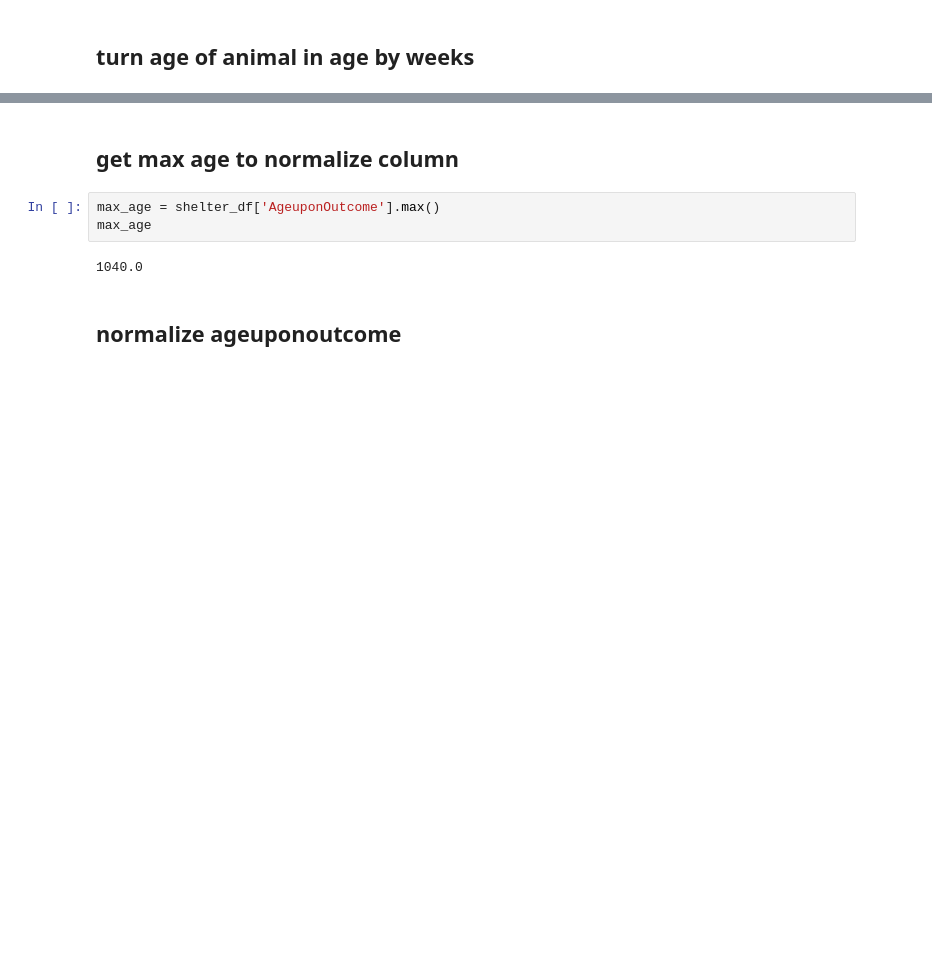
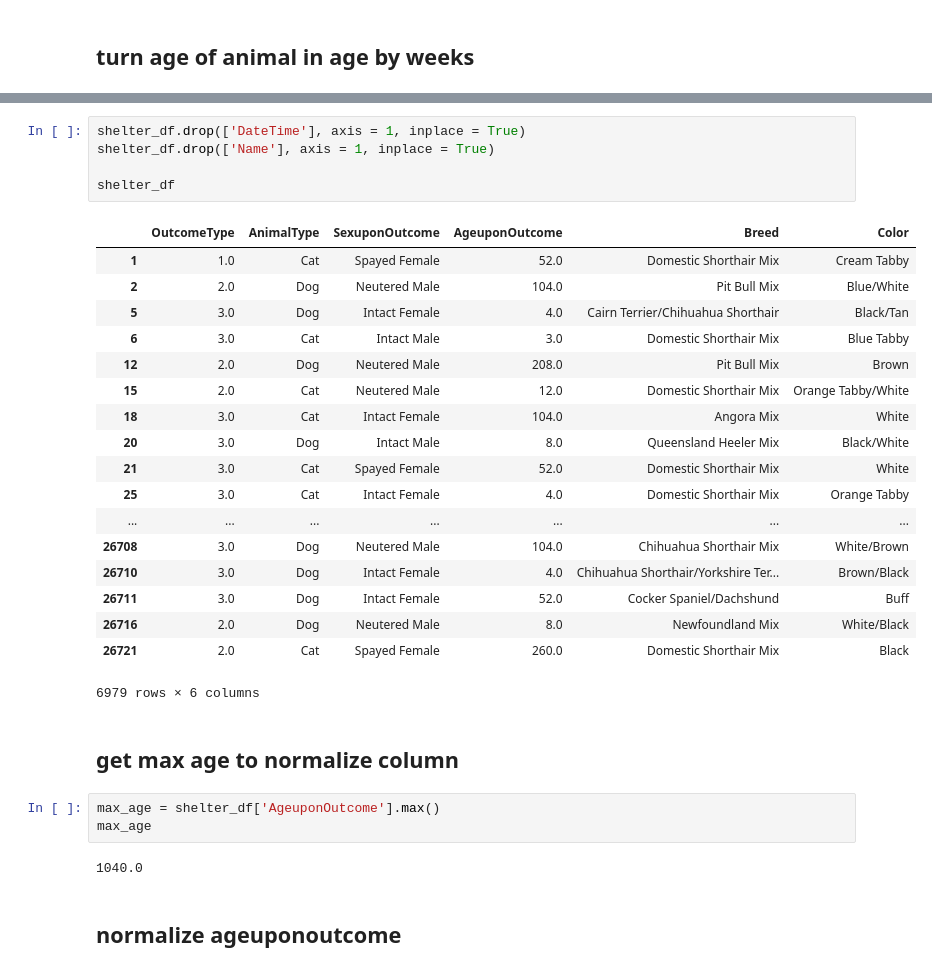
Before and after one commit to cedrictongg/CS5661_DataScience, a Jupyter notebook: project.ipynb, the cells around one changed output, grey strips where cells are left out. Cells and saved outputs as stored; diff of their text form; blank space fills up the shorter version.

```diff
--- a/project.ipynb
+++ b/project.ipynb
@@ -154,3 +240,27 @@ Name: AgeuponOutcome, dtype: float64
+# %%
+shelter_df.drop(['DateTime'], axis = 1, inplace = True)
+shelter_df.drop(['Name'], axis = 1, inplace = True)
+
+shelter_df
+# %% [output]
+|  | OutcomeType | AnimalType | SexuponOutcome | AgeuponOutcome | Breed | Color |
+| 1 | 1.0 | Cat | Spayed Female | 52.0 | Domestic Shorthair Mix | Cream Tabby |
+| 2 | 2.0 | Dog | Neutered Male | 104.0 | Pit Bull Mix | Blue/White |
+| 5 | 3.0 | Dog | Intact Female | 4.0 | Cairn Terrier/Chihuahua Shorthair | Black/Tan |
+| 6 | 3.0 | Cat | Intact Male | 3.0 | Domestic Shorthair Mix | Blue Tabby |
+| 12 | 2.0 | Dog | Neutered Male | 208.0 | Pit Bull Mix | Brown |
+| 15 | 2.0 | Cat | Neutered Male | 12.0 | Domestic Shorthair Mix | Orange Tabby/White |
+| 18 | 3.0 | Cat | Intact Female | 104.0 | Angora Mix | White |
+| 20 | 3.0 | Dog | Intact Male | 8.0 | Queensland Heeler Mix | Black/White |
+| 21 | 3.0 | Cat | Spayed Female | 52.0 | Domestic Shorthair Mix | White |
+| 25 | 3.0 | Cat | Intact Female | 4.0 | Domestic Shorthair Mix | Orange Tabby |
+| ... | ... | ... | ... | ... | ... | ... |
+| 26708 | 3.0 | Dog | Neutered Male | 104.0 | Chihuahua Shorthair Mix | White/Brown |
+| 26710 | 3.0 | Dog | Intact Female | 4.0 | Chihuahua Shorthair/Yorkshire Ter... | Brown/Black |
+| 26711 | 3.0 | Dog | Intact Female | 52.0 | Cocker Spaniel/Dachshund | Buff |
+| 26716 | 2.0 | Dog | Neutered Male | 8.0 | Newfoundland Mix | White/Black |
+| 26721 | 2.0 | Cat | Spayed Female | 260.0 | Domestic Shorthair Mix | Black |
+6979 rows × 6 columns
 # %% [markdown]
 ## get max age to normalize column
 # %%
```
Also changed, not shown: parts of 22 cells of this notebook.
